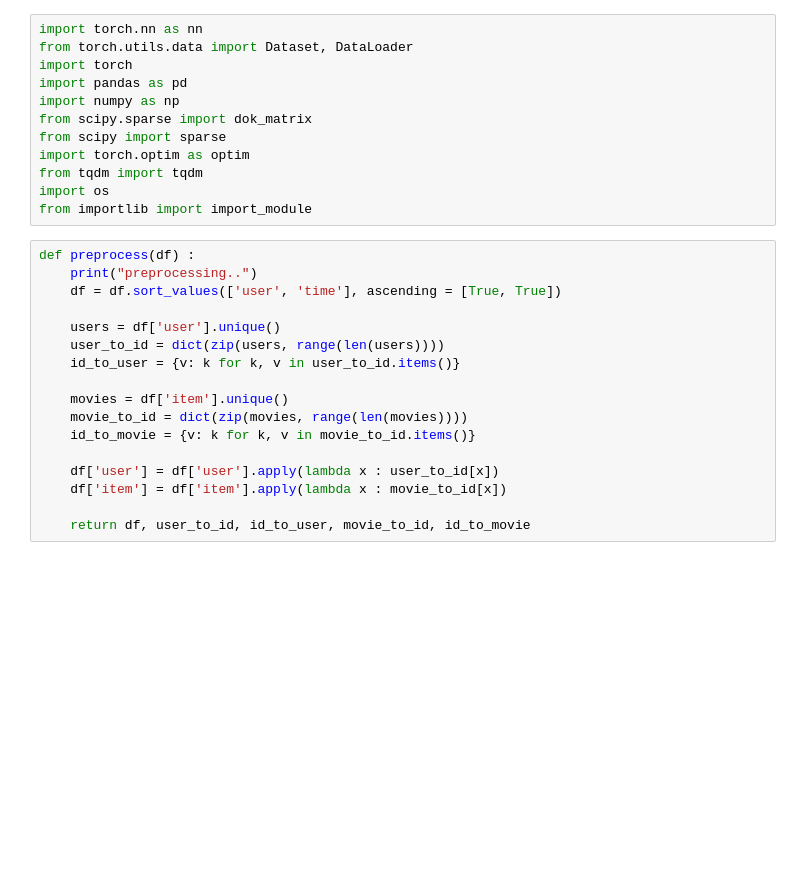
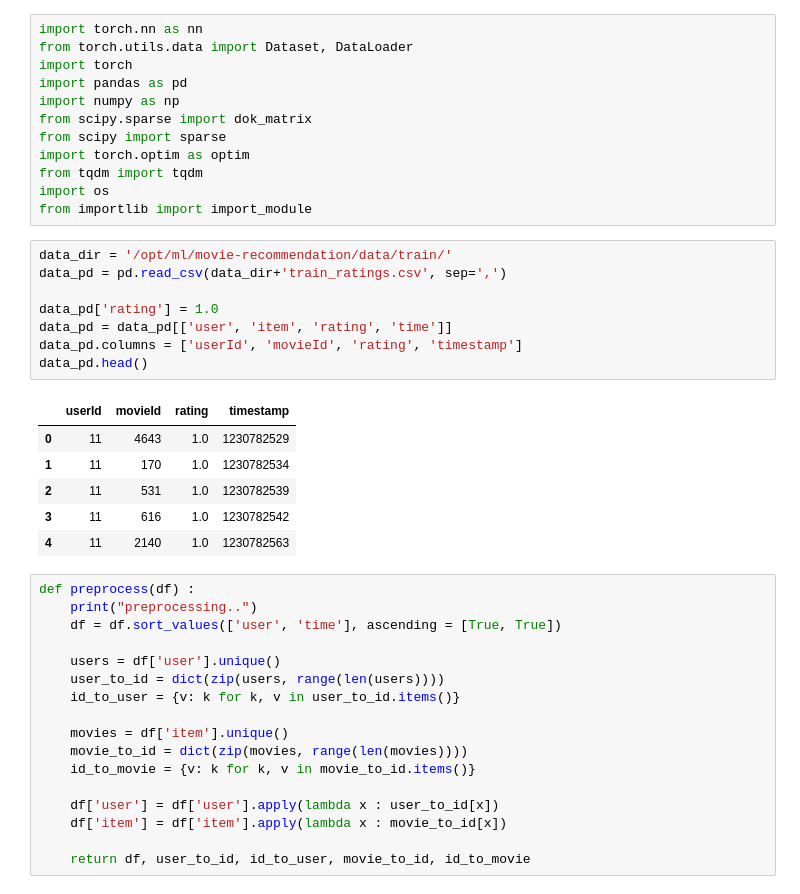
Before and after one commit to boostcampaitech3/level2-movie-recommendation-level2-recsys-02, a Jupyter notebook: notebooks/model/Factorizing Personalized Marcov Chain.ipynb, the cells around one changed output. Saved outputs shown, nothing was run; the diff lists cells and outputs as text; blank space fills up the shorter version.

```diff
--- a/notebooks/model/Factorizing Personalized Marcov Chain.ipynb
+++ b/notebooks/model/Factorizing Personalized Marcov Chain.ipynb
@@ -10,6 +10,21 @@ import torch.optim as optim
 from tqdm import tqdm
 import os
 from importlib import import_module
+# %%
+data_dir = '/opt/ml/movie-recommendation/data/train/'
+data_pd = pd.read_csv(data_dir+'train_ratings.csv', sep=',')
+
+data_pd['rating'] = 1.0
+data_pd = data_pd[['user', 'item', 'rating', 'time']]
+data_pd.columns = ['userId', 'movieId', 'rating', 'timestamp']
+data_pd.head()
+# %% [output]
+|  | userId | movieId | rating | timestamp |
+| 0 | 11 | 4643 | 1.0 | 1230782529 |
+| 1 | 11 | 170 | 1.0 | 1230782534 |
+| 2 | 11 | 531 | 1.0 | 1230782539 |
+| 3 | 11 | 616 | 1.0 | 1230782542 |
+| 4 | 11 | 2140 | 1.0 | 1230782563 |
 # %%
 def preprocess(df) :
     print("preprocessing..")
```
Also changed, not shown: parts of 2 cells of this notebook.
